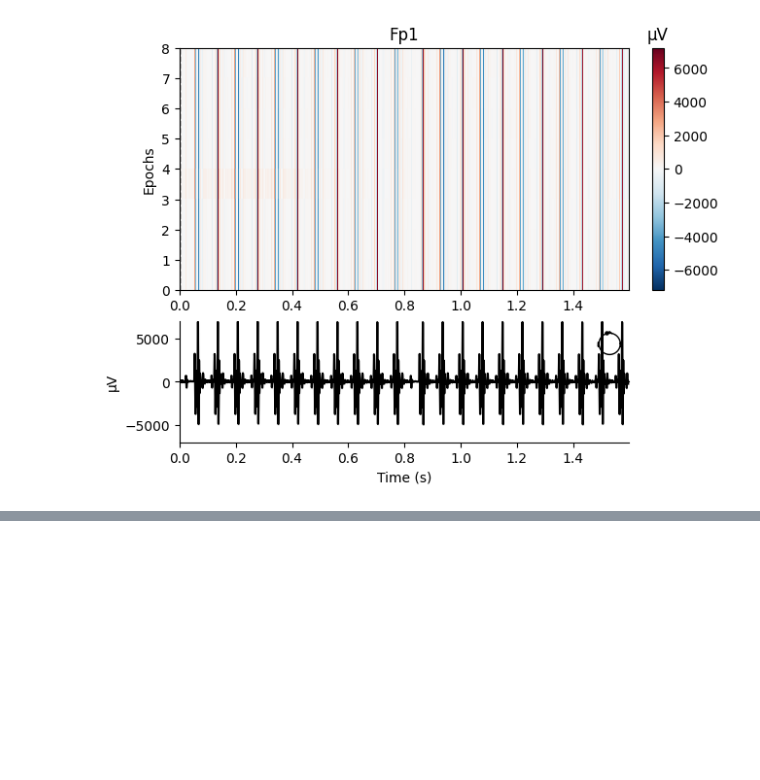
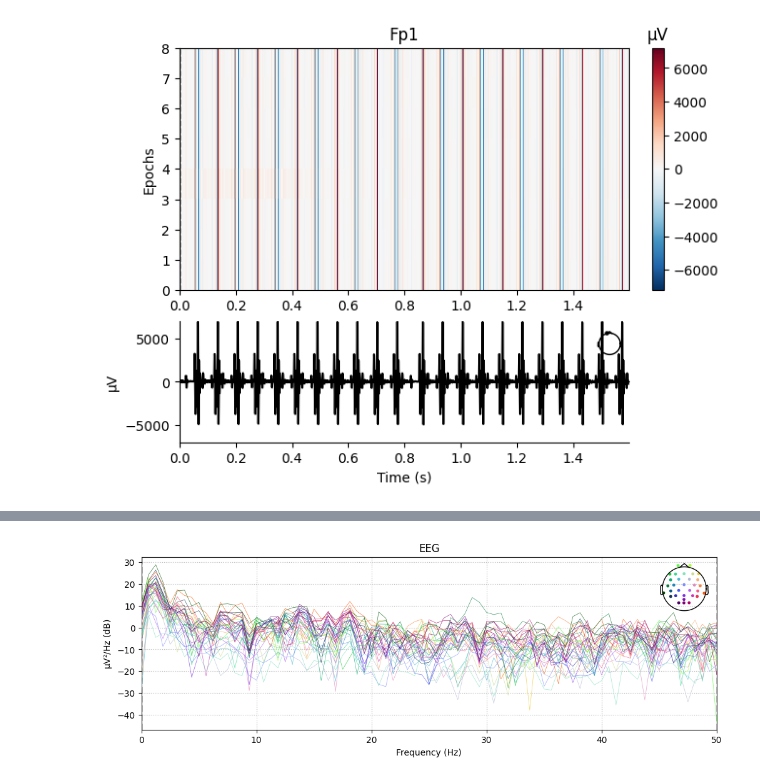
Before and after one commit to vferat/NeuXus, a Jupyter notebook: mne_lsl.ipynb, the cells around one changed output, grey strips where cells are left out. Cells and saved outputs as stored; diff of their text form; code cells hidden in the pictures; blank space fills up the shorter version.

```diff
--- a/mne_lsl.ipynb
+++ b/mne_lsl.ipynb
@@ -174,5 +198,7 @@ raw_corrected.compute_psd(fmin=0, fmax=100).plot();
 # %%
-raw_ = ga_corrected.copy().resample(500)
+raw_ = ga_corrected.copy().resample(100)
 raw_corrected = cwl_correction.correct(raw_)
-raw_corrected.compute_psd(fmin=0, fmax=100).plot();
+raw_corrected.compute_psd(fmin=0, fmax=50).plot();
 #raw_corrected.plot();
+# %% [output]
+[figure, added]
```
Also changed, not shown: parts of 11 cells of this notebook.
